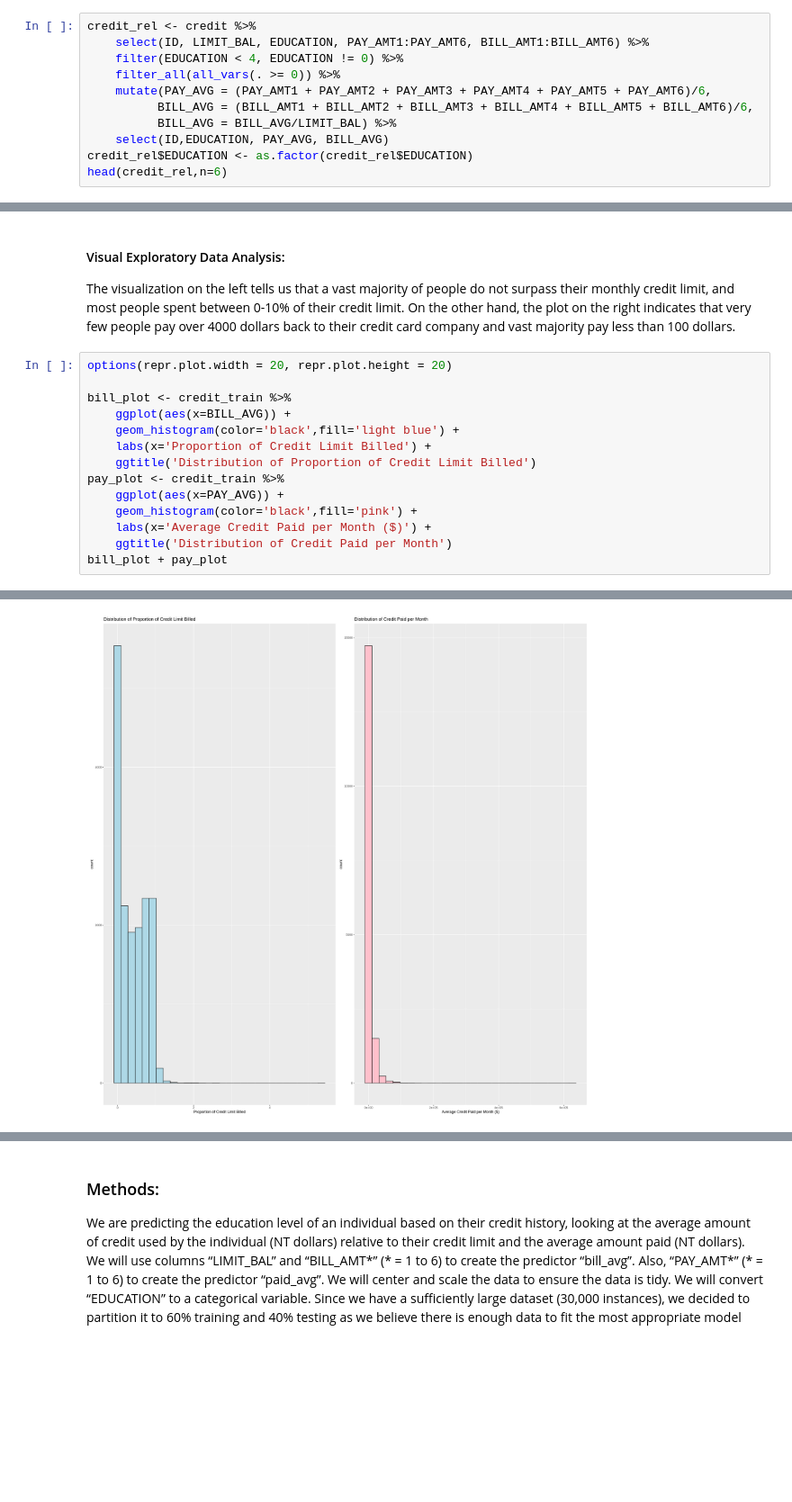
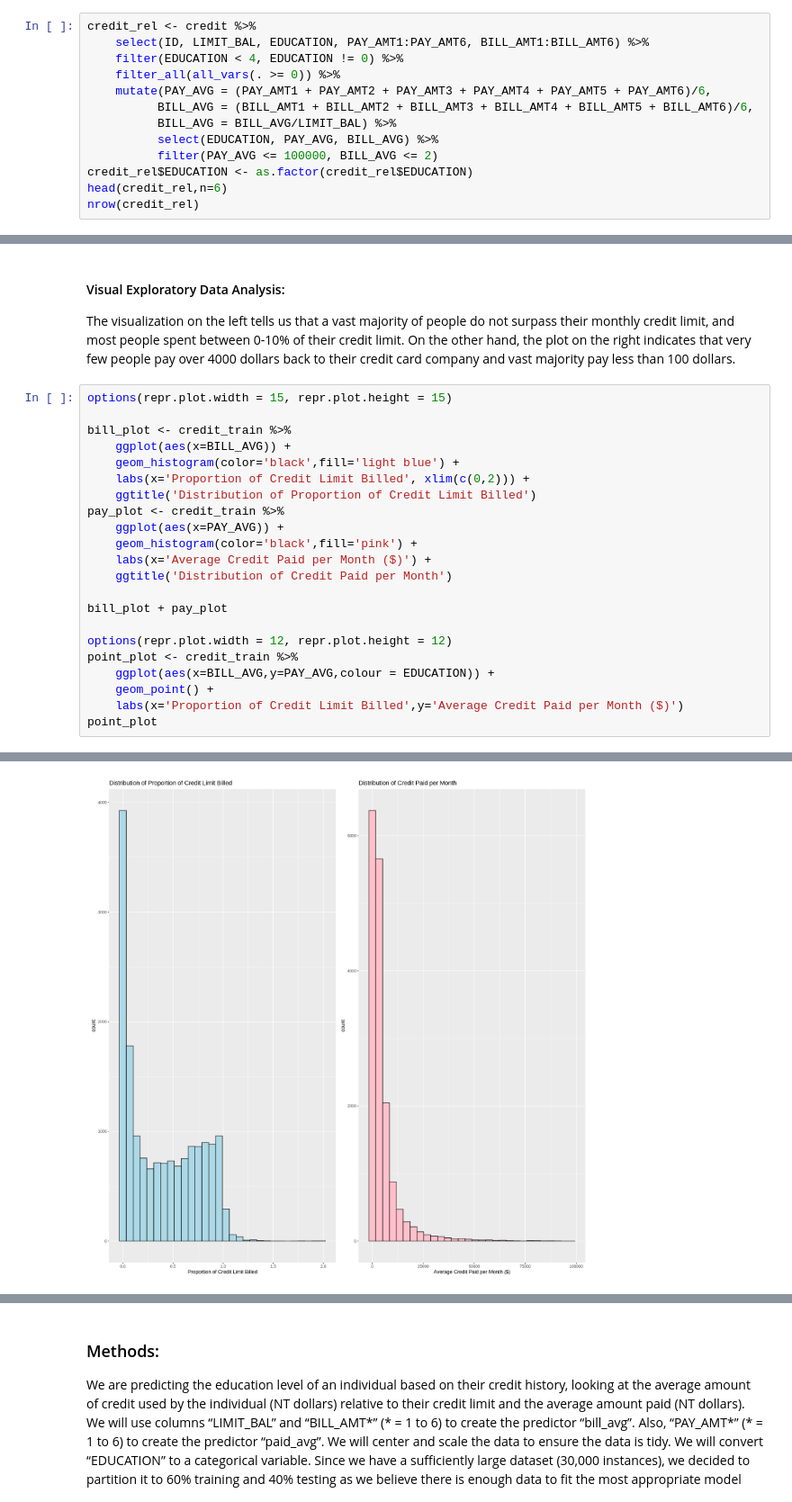
Before and after one commit to Yu-George/DSCI-100-Project, a Jupyter notebook: Report.ipynb, the cells around one changed output, grey strips where cells are left out. Shown at 90% size. Cells and saved outputs as stored; diff of their text form; blank space fills up the shorter version.

```diff
--- a/Report.ipynb
+++ b/Report.ipynb
@@ -74,7 +75,9 @@ credit_rel <- credit %>%
     mutate(PAY_AVG = (PAY_AMT1 + PAY_AMT2 + PAY_AMT3 + PAY_AMT4 + PAY_AMT5 + PAY_AMT6)/6,
           BILL_AVG = (BILL_AMT1 + BILL_AMT2 + BILL_AMT3 + BILL_AMT4 + BILL_AMT5 + BILL_AMT6)/6,
           BILL_AVG = BILL_AVG/LIMIT_BAL) %>%
-    select(ID,EDUCATION, PAY_AVG, BILL_AVG)
+          select(EDUCATION, PAY_AVG, BILL_AVG) %>%
+          filter(PAY_AVG <= 100000, BILL_AVG <= 2)
 credit_rel$EDUCATION <- as.factor(credit_rel$EDUCATION)
 head(credit_rel,n=6)
+nrow(credit_rel)
 # %% [output]
@@ -118,21 +118,29 @@ A tibble: 3 × 4
 #### Visual Exploratory Data Analysis:
 The visualization on the left tells us that a vast majority of people do not surpass their monthly credit limit, and most people spent between 0-10% of their credit limit. On the other hand, the plot on the right indicates that very few people pay over 4000 dollars back to their credit card company and vast majority pay less than 100 dollars.
 # %%
-options(repr.plot.width = 20, repr.plot.height = 20)
+options(repr.plot.width = 15, repr.plot.height = 15)
 
 bill_plot <- credit_train %>%
     ggplot(aes(x=BILL_AVG)) +
     geom_histogram(color='black',fill='light blue') +
-    labs(x='Proportion of Credit Limit Billed') +
+    labs(x='Proportion of Credit Limit Billed', xlim(c(0,2))) +
     ggtitle('Distribution of Proportion of Credit Limit Billed')
 pay_plot <- credit_train %>%
     ggplot(aes(x=PAY_AVG)) +
     geom_histogram(color='black',fill='pink') +
     labs(x='Average Credit Paid per Month ($)') +
     ggtitle('Distribution of Credit Paid per Month')
+
 bill_plot + pay_plot
+
+options(repr.plot.width = 12, repr.plot.height = 12)
+point_plot <- credit_train %>%
+    ggplot(aes(x=BILL_AVG,y=PAY_AVG,colour = EDUCATION)) +
+    geom_point() +
+    labs(x='Proportion of Credit Limit Billed',y='Average Credit Paid per Month ($)')
+point_plot
 # %% [output]
 `stat_bin()` using `bins = 30`. Pick better value with `binwidth`.
 
 `stat_bin()` using `bins = 30`. Pick better value with `binwidth`.
-[figure, old version]
+[figure, new version]
```
Also changed, not shown: parts of 9 cells of this notebook.
